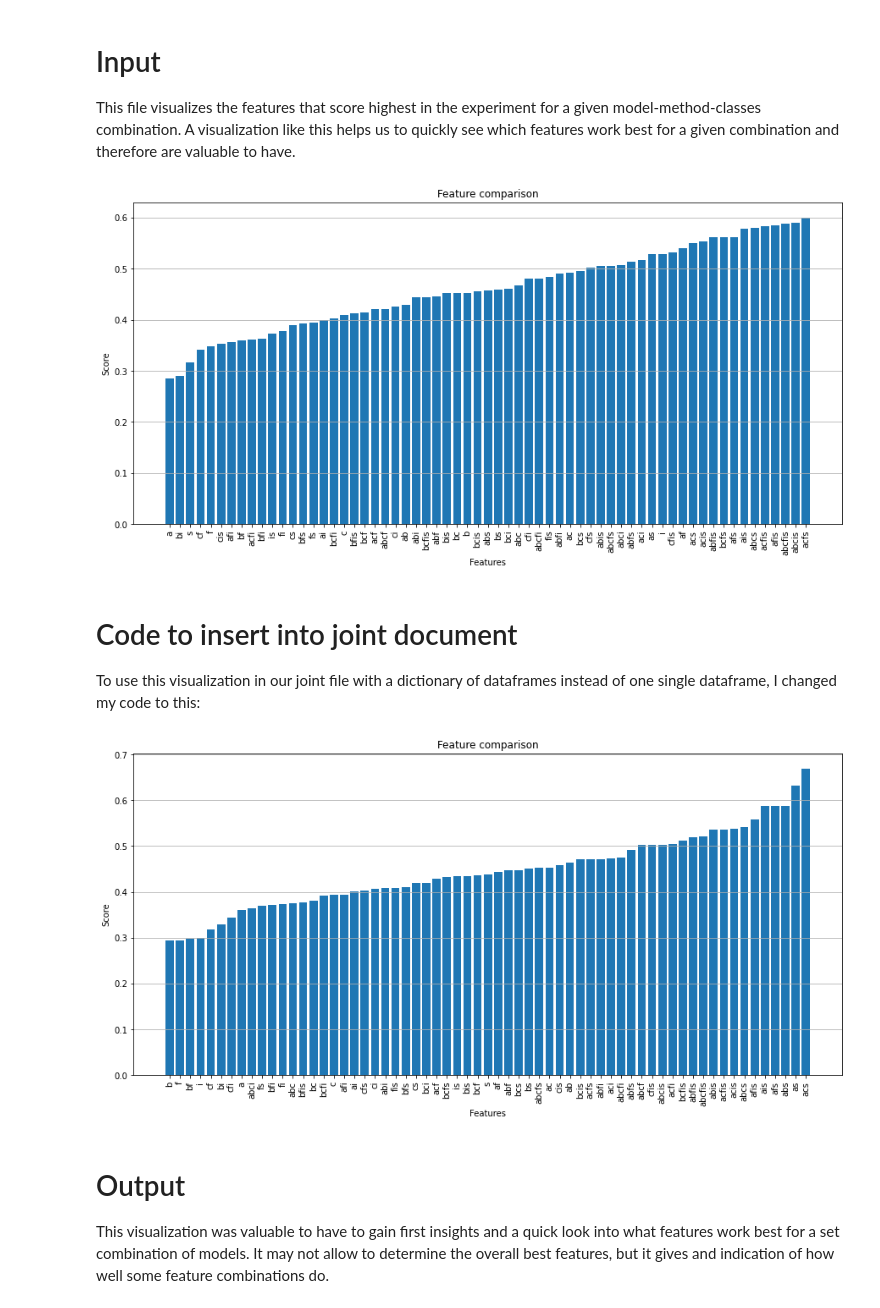
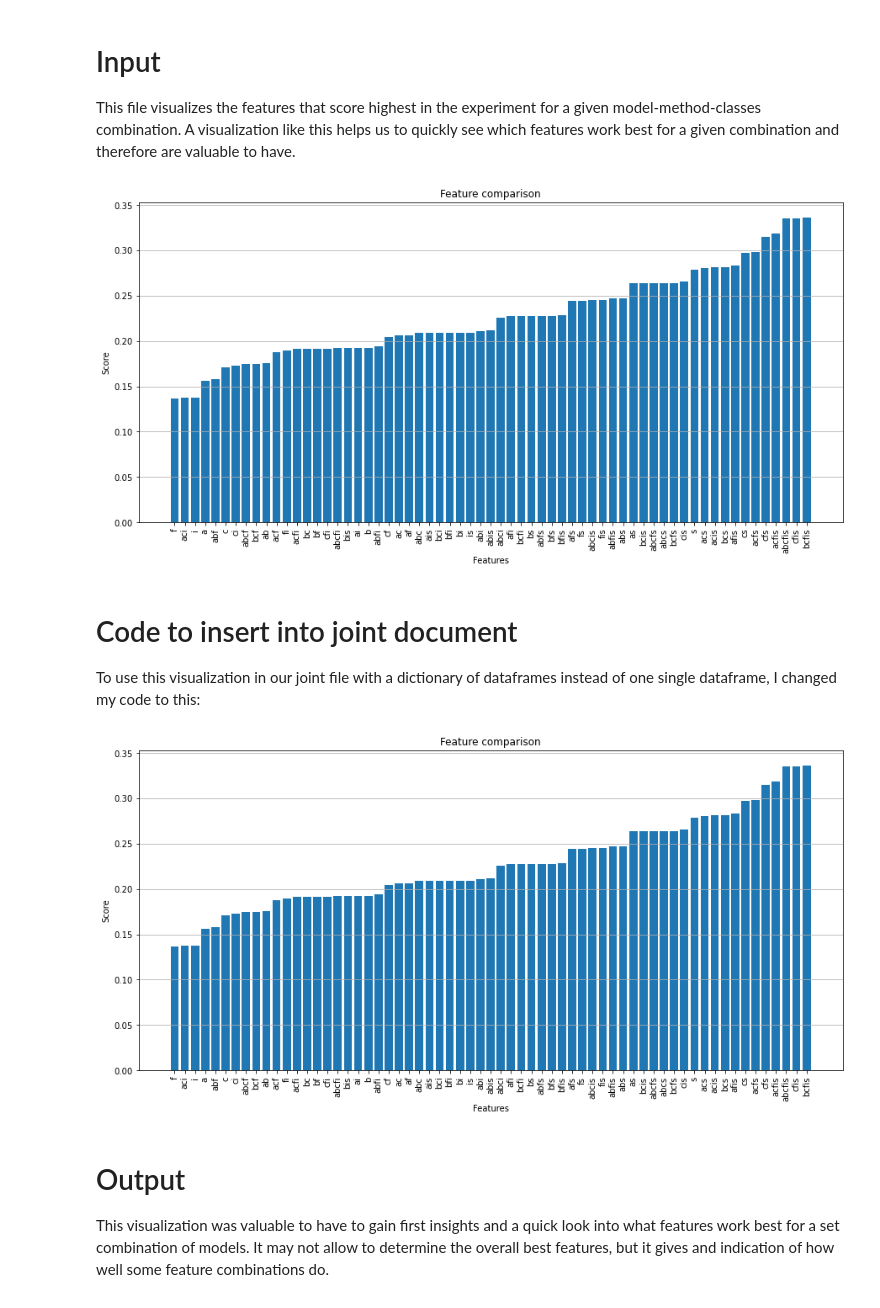
Before and after one commit to klarabau/portfolio-ads, a Jupyter notebook: notebooks/Experiment feature visualization.ipynb, the cells around one changed output. Saved outputs shown, nothing was run; the diff lists cells and outputs as text; code cells hidden in the pictures.

```diff
--- a/notebooks/Experiment feature visualization.ipynb
+++ b/notebooks/Experiment feature visualization.ipynb
@@ -27,32 +27,32 @@ for model in models:
         df['Method'] = df['Method'].fillna(method)
 # %%
 # CHANGE HERE
-model = df['Model']== 'MLP_Classifier'
-method = df['Method']== 'Random-oversampling'
-scores = df['score_type']== 'precision'
-n_classes = "n_classes=3"
+model = df['Model']== 'Logistic_Regression'
+method = df['Method']== 'No-balancing'
+scores = df['score_type']== 'accuracy'
+n_classes = "n_classes=5"
 features = "features_used"
 
 # Axis values
 scores_plot = df[scores & model & method][n_classes]
 features_plot = df[scores & model & method][features]
 
 # Sort data
 data_plot = [(y, x) for y, x in zip(scores_plot, features_plot)]
 data_plot.sort()
 y, x = zip(*data_plot)
 
 # Plot
 plt.figure(figsize= (15,7))
 plt.bar(x, y)
 plt.xticks(rotation=90)
 plt.grid(True, axis= 'y')
 plt.title('Feature comparison')
 plt.xlabel('Features')
 plt.ylabel('Score')
 plt.show()
 # %% [output]
-[figure, old version]
+[figure, new version]
 # %% [markdown]
 # Code to insert into joint document
 To use this visualization in our joint file with a dictionary of dataframes instead of one single dataframe, I changed my code to this:
@@ -79,10 +79,10 @@ for model in models:
             df_dict[model]={method: df}
 # %%
 # CHANGE HERE
-model = 'MLP_Classifier'
-method = 'Random-oversampling'
-scores = 'precision'
-n_classes = "n_classes=3"
+model = 'Logistic_Regression'
+method = 'No-balancing'
+scores = 'accuracy'
+n_classes = "n_classes=5"
 features = "features_used"
 
 # Axis values
@@ -104,7 +104,7 @@ plt.xlabel('Features')
 plt.ylabel('Score')
 plt.show()
 # %% [output]
-[figure, old version]
+[figure, new version]
 # %% [markdown]
 # Output
 This visualization was valuable to have to gain first insights and a quick look into what features work best for a set combination of models. It may not allow to determine the overall best features, but it gives and indication of how well some feature combinations do.
```
Also changed, not shown: parts of 1 cell of this notebook, 4 other files.
